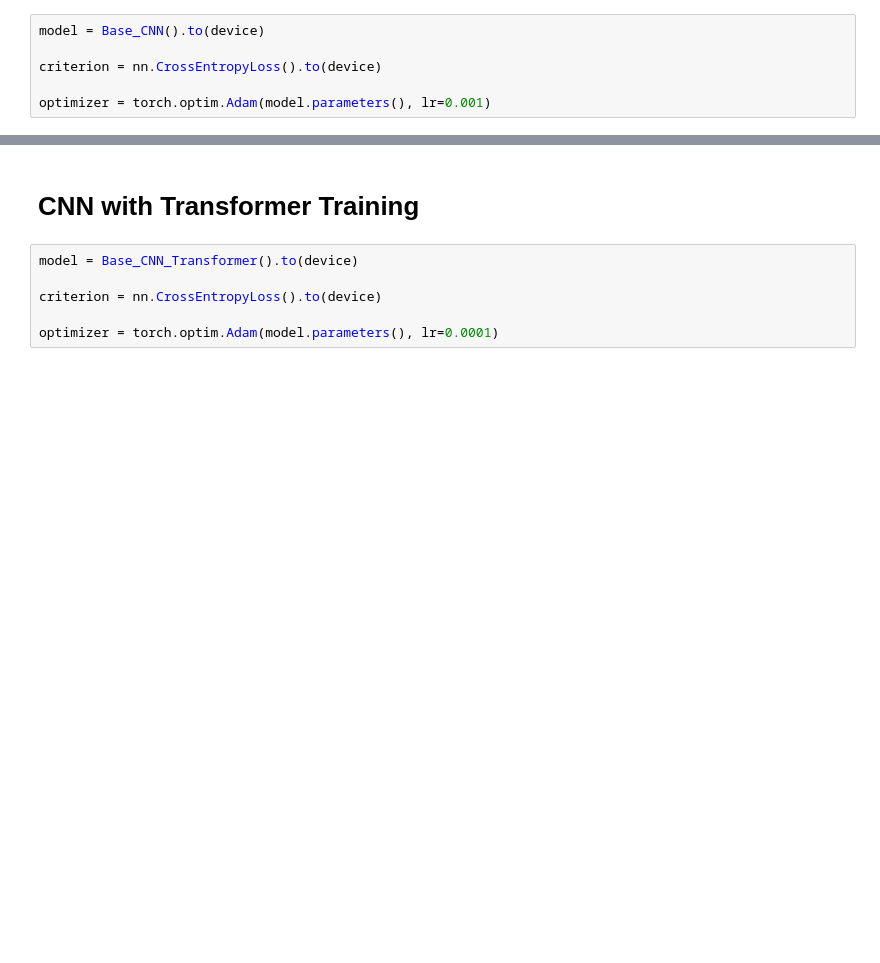
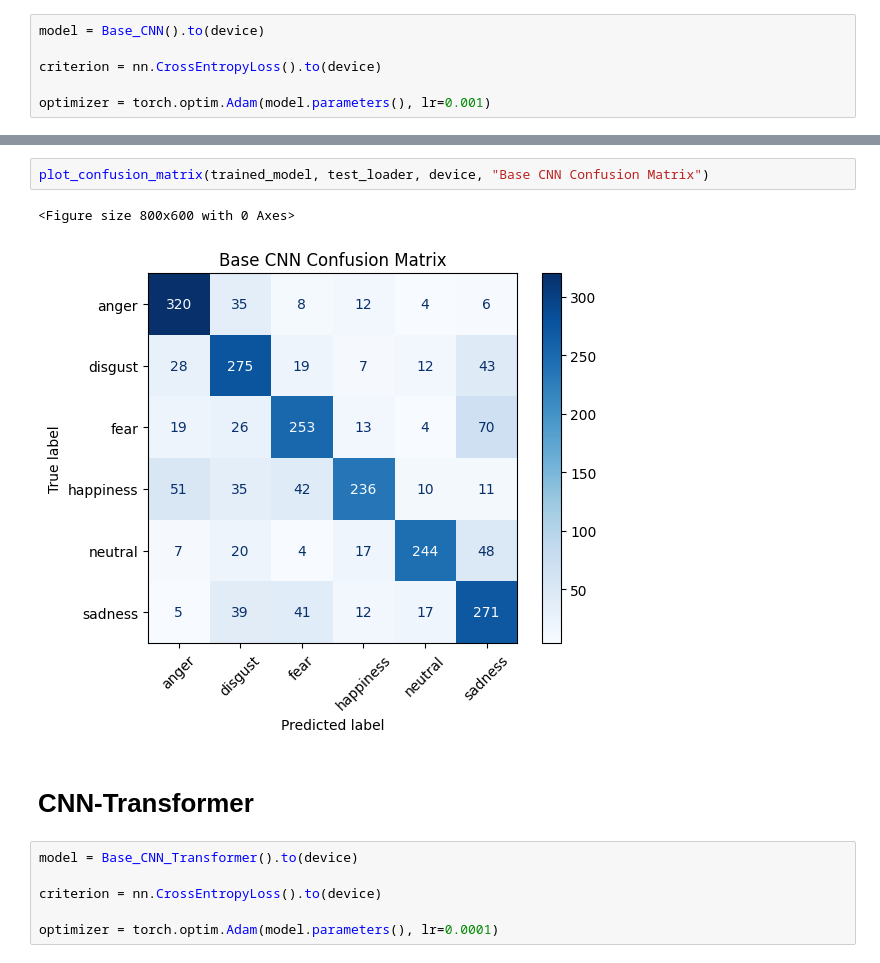
Before and after one commit to Anish701/EC523-Speech-Emotion-Recognition, a Jupyter notebook: main.ipynb, the cells around one changed output, grey strips where cells are left out. Drawn from its saved outputs; the diff is of its cells as text; blank space fills up the shorter version.

```diff
--- a/main.ipynb
+++ b/main.ipynb
@@ -625,5 +137,10 @@ Accuracy of the model: 56.68
+# %%
+plot_confusion_matrix(trained_model, test_loader, device, "Base CNN Confusion Matrix")
+# %% [output]
+<Figure size 800x600 with 0 Axes>
+[figure, added]
 # %% [markdown]
-# CNN with Transformer Training
+# CNN-Transformer
 # %%
 model = Base_CNN_Transformer().to(device)
 
```
Also changed, not shown: parts of 51 cells of this notebook, 4 other files.
